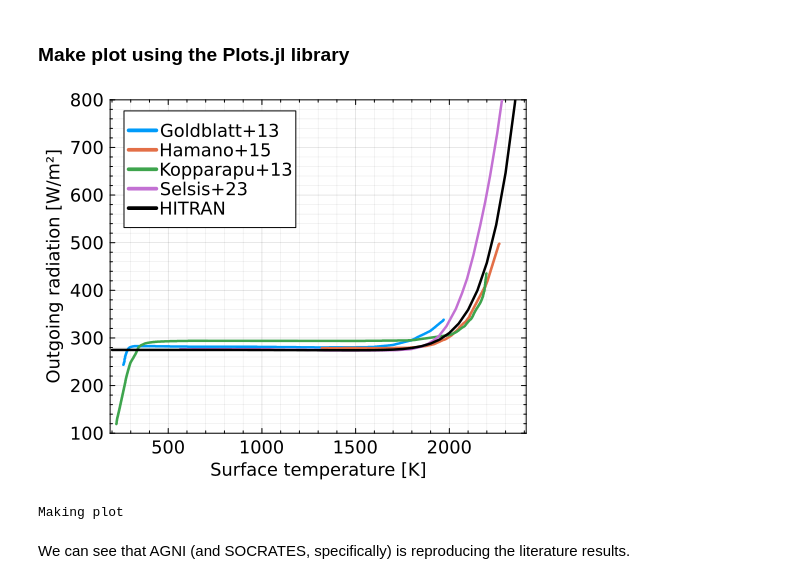
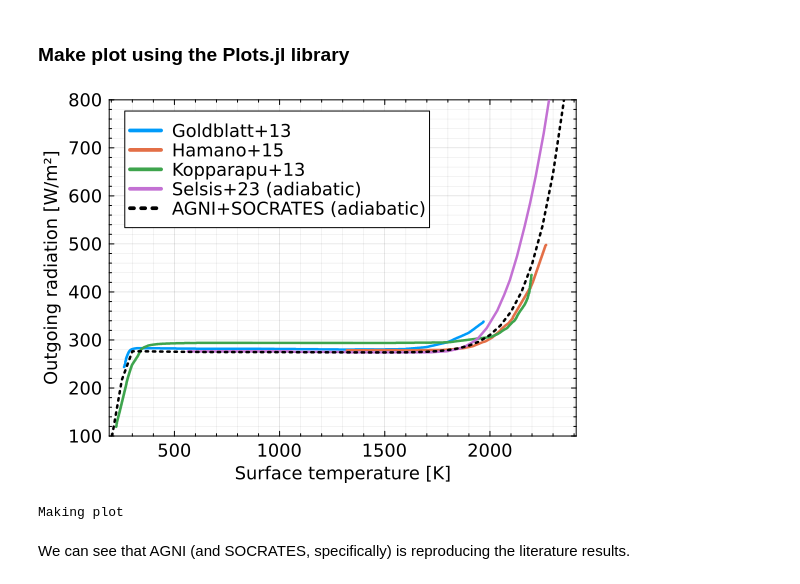
Before and after one commit to nichollsh/AGNI, a Jupyter notebook: tutorials/01_canonical-runaway.ipynb, the cells around one changed output. Drawn from its saved outputs; the diff is of its cells as text; code cells hidden in the pictures.

```diff
--- a/tutorials/01_canonical-runaway.ipynb
+++ b/tutorials/01_canonical-runaway.ipynb
@@ -38,10 +38,10 @@ radius          = 6.0e6
 nlev_centre     = 100
 p_surf          = 270.0     # bar
 p_top           = 1e-7      # bar
-mole_fractions  = Dict([("H2O", 1.0)])
+mole_fractions  = Dict([("H2O", 1.0-1e-9),("N2",1e-9)])
 save_frames     = false
 
-spectral_file = joinpath(ROOT_DIR,"res/spectral_files/Oak/318/Oak.sf")
-star_file     = joinpath(ROOT_DIR,"res/stellar_spectra/sun.txt")
-output_dir    = joinpath(ROOT_DIR,"out/")
+spectral_file = joinpath(ROOT_DIR,"res","spectral_files","Oak","318","Oak.sf")
+star_file     = joinpath(ROOT_DIR,"res","stellar_spectra","sun.txt")
+output_dir    = joinpath(ROOT_DIR,"out") * "/"
 # %% [output]
@@ -144,40 +152,40 @@ Writing data
 # Make plot
 @printf("Making plot\n")
 fs=12
 plt = plot(framestyle=:box,
             xlims=(tsurf_arr[1]-10,tsurf_arr[end]+10),
             ylims=(100,800),
-            size=(500,400),
+            size=(550,400),
             guidefontsize=fs, tickfontsize=fs, legendfontsize=fs,
             minorgrid=true,
             leg=:topleft)
 
 lw=2.5
 
 litdata = readdlm(joinpath(ROOT_DIR,"res/literature_data/runaway/Goldblatt13_data.txt"), ',', Float64; header=false, skipstart=2)
-plot!(plt, litdata[:,1] , litdata[:,2], label="Goldblatt+13", lw=lw)
+plot!(plt, litdata[:,1] , litdata[:,2], label=" Goldblatt+13", lw=lw)
 
 litdata = readdlm(joinpath(ROOT_DIR,"res/literature_data/runaway/Hamano15_data.txt"), ',', Float64; header=false, skipstart=2)
-plot!(plt, litdata[:,1] , litdata[:,2], label="Hamano+15", lw=lw)
+plot!(plt, litdata[:,1] , litdata[:,2], label=" Hamano+15", lw=lw)
 
 litdata = readdlm(joinpath(ROOT_DIR,"res/literature_data/runaway/Kopparapu13_data.txt"), ',', Float64; header=false, skipstart=2)
-plot!(plt, litdata[:,1] , litdata[:,2], label="Kopparapu+13", lw=lw)
+plot!(plt, litdata[:,1] , litdata[:,2], label=" Kopparapu+13", lw=lw)
 
 litdata = readdlm(joinpath(ROOT_DIR,"res/literature_data/runaway/Selsis23_convective.txt"), ',', Float64; header=false, skipstart=2)
-plot!(plt, litdata[:,1] , litdata[:,2], label="Selsis+23", lw=lw)
+plot!(plt, litdata[:,1] , litdata[:,2], label=" Selsis+23 (adiabatic)", lw=lw)
 
-plot!(tsurf_arr,olr_arr,label="HITRAN", lw=lw, linecolor=:black)
+plot!(tsurf_arr,olr_arr,label=" AGNI+SOCRATES (adiabatic)", lw=lw, linecolor=:black, linestyle=:dot)
 
 xlabel!(plt, "Surface temperature [K]")
 ylabel!(plt, "Outgoing radiation [W/m²]")
 
 # Show in notebook
 display(plt)
 
 # Save to output
 savefig(plt, joinpath(output_dir,"runaway_olr.pdf"));
 # %% [output]
-[figure, old version]
+[figure, new version]
 Making plot
 # %% [markdown]
 We can see that AGNI (and SOCRATES, specifically) is reproducing the literature results.
```
Also changed, not shown: parts of 4 cells of this notebook, 4 other files.
